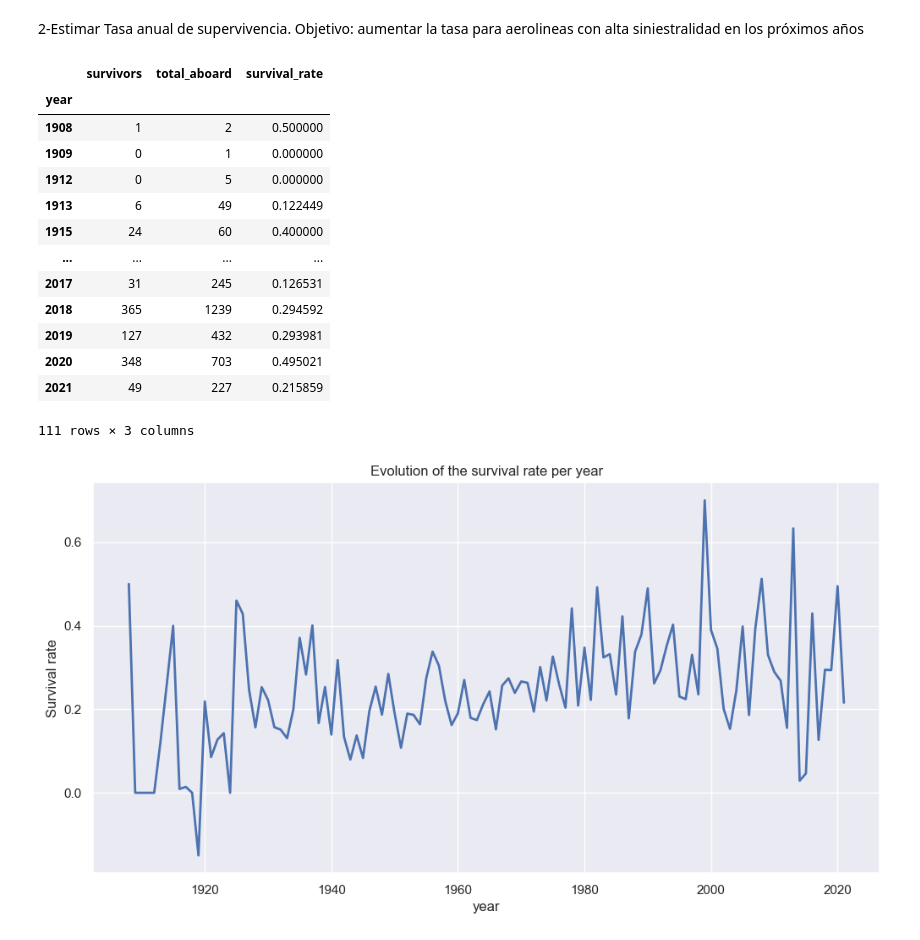
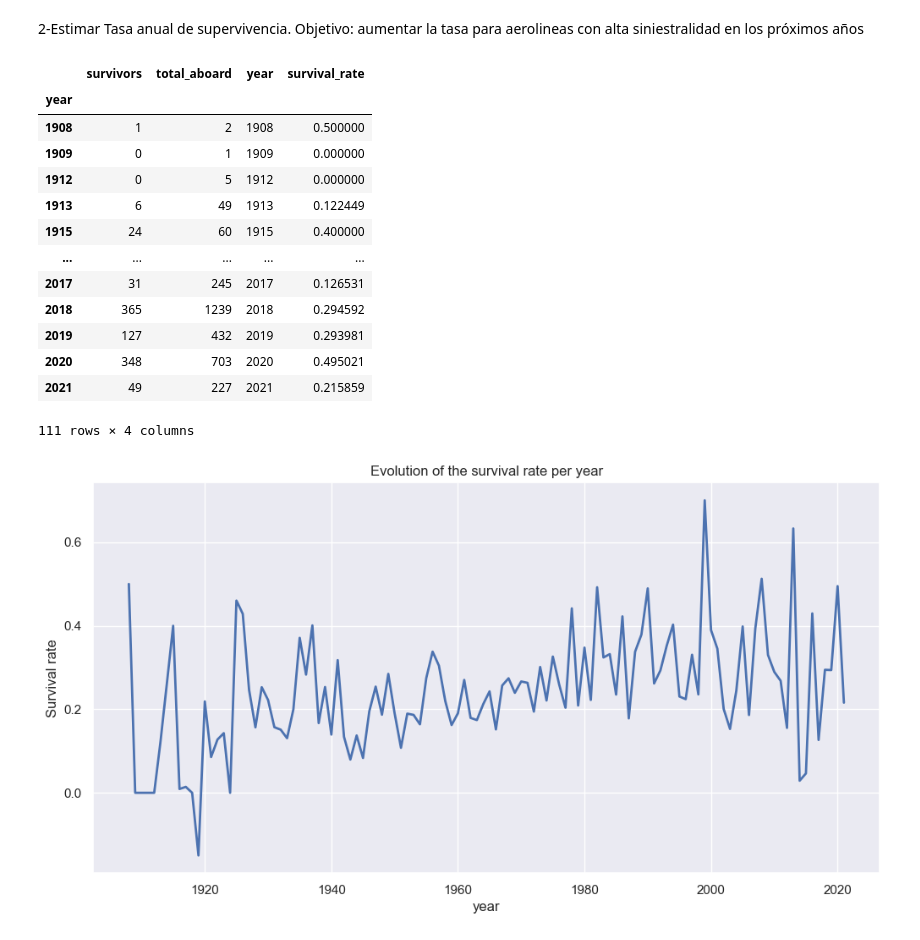
Before and after one commit to CinthiaVeronicaLopez/pi-da-full-time, a Jupyter notebook: accidentes-aereos.ipynb, the cells around one changed output. Drawn from its saved outputs; the diff is of its cells as text; code cells hidden in the pictures.

```diff
--- a/accidentes-aereos.ipynb
+++ b/accidentes-aereos.ipynb
@@ -1164,40 +1164,41 @@ La disminución de la tasa de fatalidad de la tripulación en los últimos 10 a
 # %%
 # Cargamos el dataset
 df=pd.read_csv('accident.csv')
 # Calculamos la cantidad de sobrevivientes para cada vuelo
 df['total_aboard'] = pd.to_numeric(df['total_aboard'], errors='coerce').fillna(0).astype(int)
 df['total_fatalities'] = pd.to_numeric(df['total_fatalities'], errors='coerce').fillna(0).astype(int)
 
 df['survivors'] = df['total_aboard'] - df['total_fatalities']
 
 # Calculamos la supervivencia para cada vuelo
 df['survival_rate'] = df['survivors'] / df['total_aboard']
 
 # Agrupamos por año
 survival_by_year = df.groupby('year').agg({'survivors': 'sum', 'total_aboard': 'sum'})
+survival_by_year['year']=survival_by_year.index
 
 # Calculamos la tasa de mortalidad por año
 survival_by_year['survival_rate'] = survival_by_year['survivors'] / survival_by_year['total_aboard']
 
 survival_by_year.to_csv('survival.csv', index=False)
 
 # Observamos los valores
 survival_by_year
 # %% [output]
-|  | survivors | total_aboard | survival_rate |
-| year |  |  |  |
-| 1908 | 1 | 2 | 0.500000 |
-| 1909 | 0 | 1 | 0.000000 |
-| 1912 | 0 | 5 | 0.000000 |
-| 1913 | 6 | 49 | 0.122449 |
-| 1915 | 24 | 60 | 0.400000 |
-| ... | ... | ... | ... |
-| 2017 | 31 | 245 | 0.126531 |
-| 2018 | 365 | 1239 | 0.294592 |
-| 2019 | 127 | 432 | 0.293981 |
-| 2020 | 348 | 703 | 0.495021 |
-| 2021 | 49 | 227 | 0.215859 |
+|  | survivors | total_aboard | year | survival_rate |
+| year |  |  |  |  |
+| 1908 | 1 | 2 | 1908 | 0.500000 |
+| 1909 | 0 | 1 | 1909 | 0.000000 |
+| 1912 | 0 | 5 | 1912 | 0.000000 |
+| 1913 | 6 | 49 | 1913 | 0.122449 |
+| 1915 | 24 | 60 | 1915 | 0.400000 |
+| ... | ... | ... | ... | ... |
+| 2017 | 31 | 245 | 2017 | 0.126531 |
+| 2018 | 365 | 1239 | 2018 | 0.294592 |
+| 2019 | 127 | 432 | 2019 | 0.293981 |
+| 2020 | 348 | 703 | 2020 | 0.495021 |
+| 2021 | 49 | 227 | 2021 | 0.215859 |
-111 rows × 3 columns
+111 rows × 4 columns
 # %%
 # Graficamos
 
```
Also changed, not shown: parts of 3 cells of this notebook, 2 other files.
